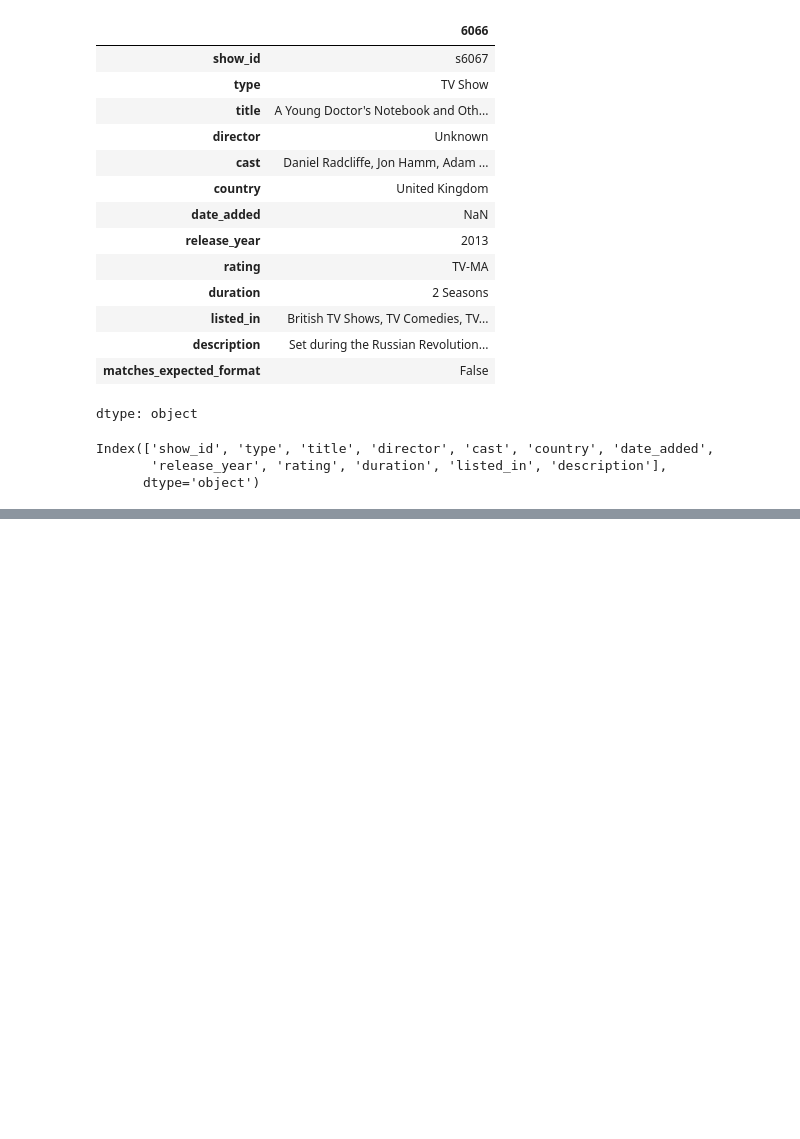
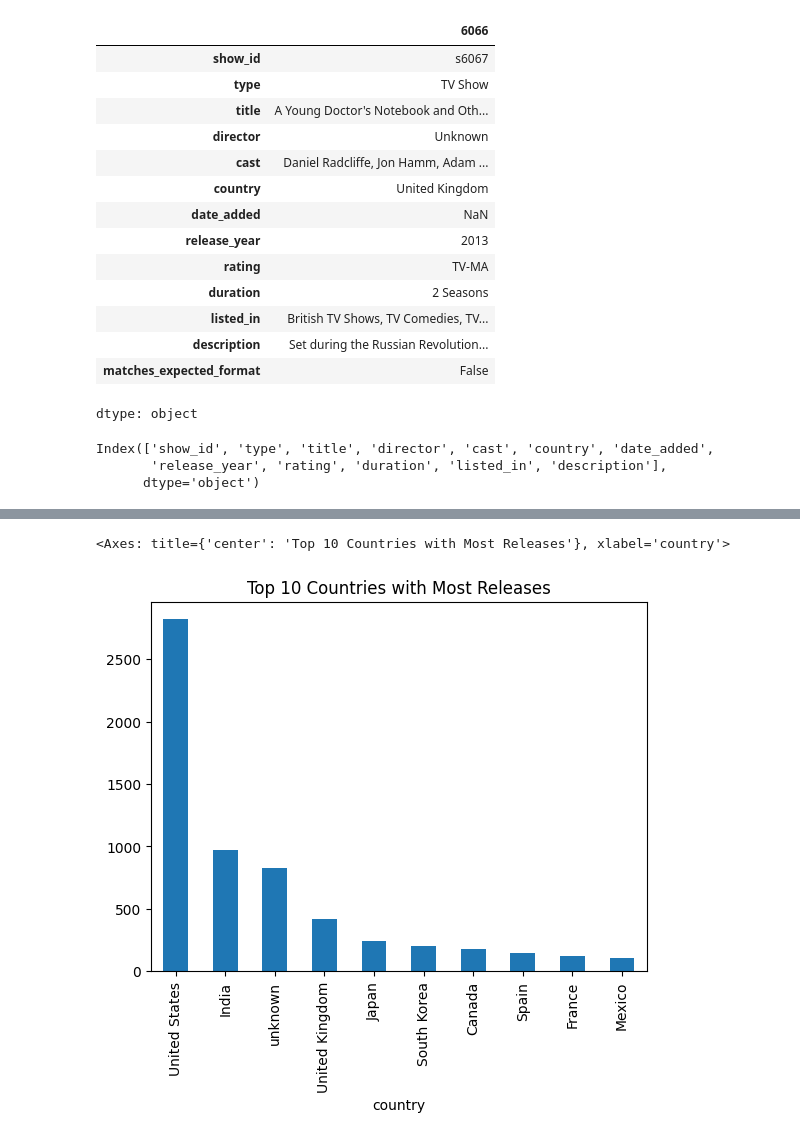
Before and after one commit to harshitrana672/Exploratory_Data_Analysis, a Jupyter notebook: NetflixAnalysis.ipynb, the cells around one changed output, grey strips where cells are left out. Saved outputs shown, nothing was run; the diff lists cells and outputs as text; code cells hidden in the pictures; blank space fills up the shorter version.

Commit message:
Analysis content based on country,release

```diff
--- a/NetflixAnalysis.ipynb
+++ b/NetflixAnalysis.ipynb
@@ -267,0 +353,6 @@ import matplotlib.pyplot as plt
+# %%
+top_countries = df['country'].value_counts().head(10)
+top_countries.plot(kind='bar',title='Top 10 Countries with Most Releases')
+# %% [output]
+<Axes: title={'center': 'Top 10 Countries with Most Releases'}, xlabel='country'>
+[figure, added]
```
Also changed, not shown: parts of 9 cells of this notebook.
